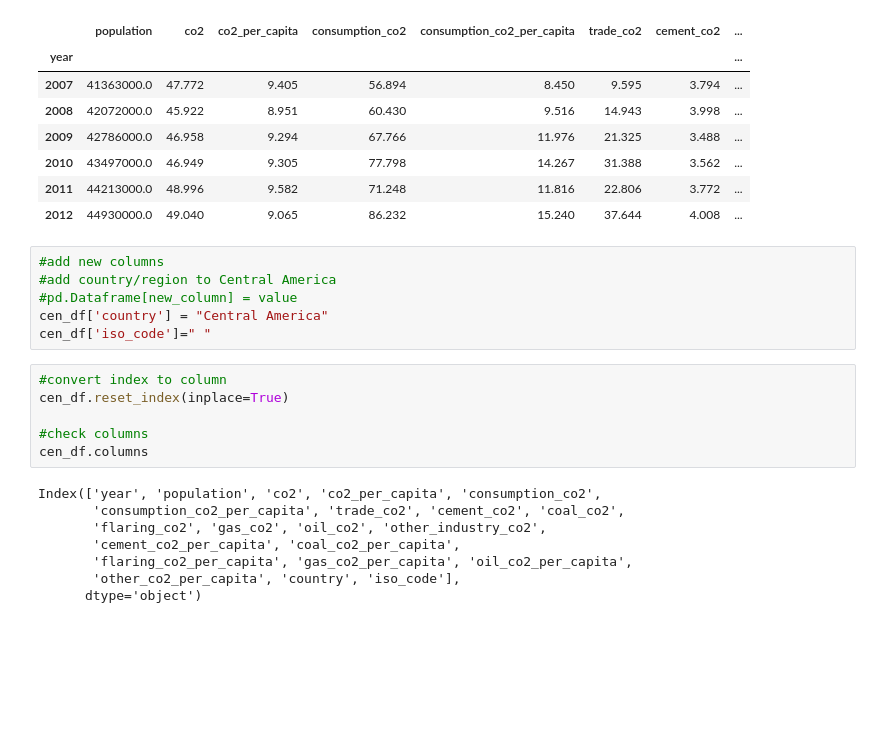
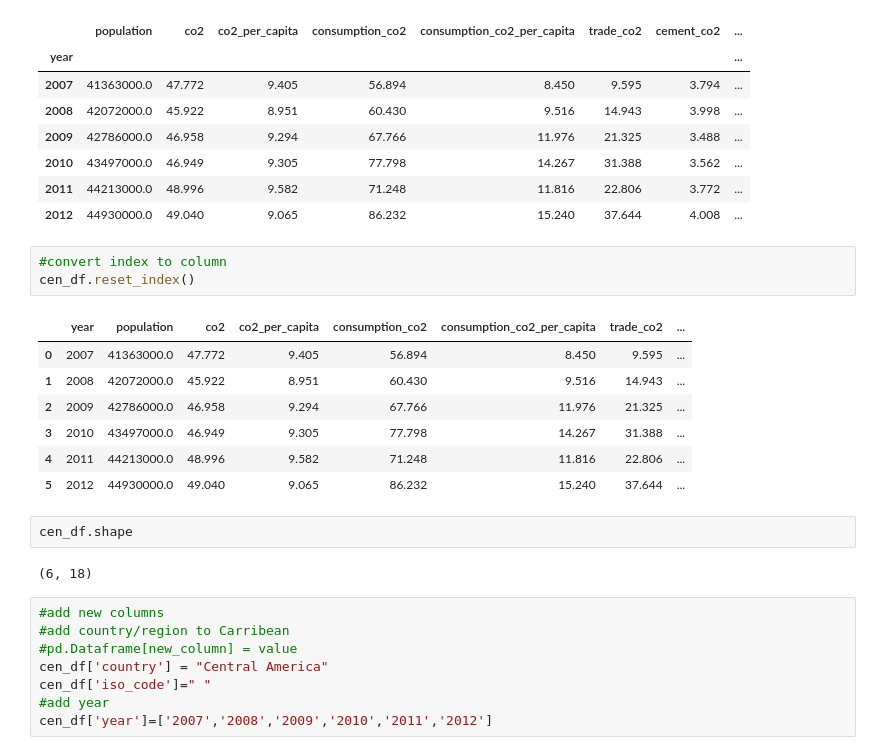
Before and after one commit to SoWhitIs/world_events_emissions, a Jupyter notebook: dev/script/eda/5_EDA_CO2_type.ipynb, the cells around one changed output. Drawn from its saved outputs; the diff is of its cells as text; blank space fills up the shorter version.

```diff
--- a/dev/script/eda/5_EDA_CO2_type.ipynb
+++ b/dev/script/eda/5_EDA_CO2_type.ipynb
@@ -292,23 +338,26 @@ cen_df
 | 2010 | 43497000.0 | 46.949 | 9.305 | 77.798 | 14.267 | 31.388 | 3.562 | ... |
 | 2011 | 44213000.0 | 48.996 | 9.582 | 71.248 | 11.816 | 22.806 | 3.772 | ... |
 | 2012 | 44930000.0 | 49.040 | 9.065 | 86.232 | 15.240 | 37.644 | 4.008 | ... |
+# %%
+#convert index to column
+cen_df.reset_index()
+# %% [output]
+|  | year | population | co2 | co2_per_capita | consumption_co2 | consumption_co2_per_capita | trade_co2 | ... |
+| 0 | 2007 | 41363000.0 | 47.772 | 9.405 | 56.894 | 8.450 | 9.595 | ... |
+| 1 | 2008 | 42072000.0 | 45.922 | 8.951 | 60.430 | 9.516 | 14.943 | ... |
+| 2 | 2009 | 42786000.0 | 46.958 | 9.294 | 67.766 | 11.976 | 21.325 | ... |
+| 3 | 2010 | 43497000.0 | 46.949 | 9.305 | 77.798 | 14.267 | 31.388 | ... |
+| 4 | 2011 | 44213000.0 | 48.996 | 9.582 | 71.248 | 11.816 | 22.806 | ... |
+| 5 | 2012 | 44930000.0 | 49.040 | 9.065 | 86.232 | 15.240 | 37.644 | ... |
+# %%
+cen_df.shape
+# %% [output]
+(6, 18)
 # %%
 #add new columns
-#add country/region to Central America
+#add country/region to Carribean
 #pd.Dataframe[new_column] = value
 cen_df['country'] = "Central America"
 cen_df['iso_code']=" "
+#add year
+cen_df['year']=['2007','2008','2009','2010','2011','2012']
-# %%
-#convert index to column
-cen_df.reset_index(inplace=True)
-
-#check columns
-cen_df.columns
-# %% [output]
-Index(['year', 'population', 'co2', 'co2_per_capita', 'consumption_co2',
-       'consumption_co2_per_capita', 'trade_co2', 'cement_co2', 'coal_co2',
-       'flaring_co2', 'gas_co2', 'oil_co2', 'other_industry_co2',
-       'cement_co2_per_capita', 'coal_co2_per_capita',
-       'flaring_co2_per_capita', 'gas_co2_per_capita', 'oil_co2_per_capita',
-       'other_co2_per_capita', 'country', 'iso_code'],
-      dtype='object')
```
Also changed, not shown: parts of 34 cells of this notebook.
